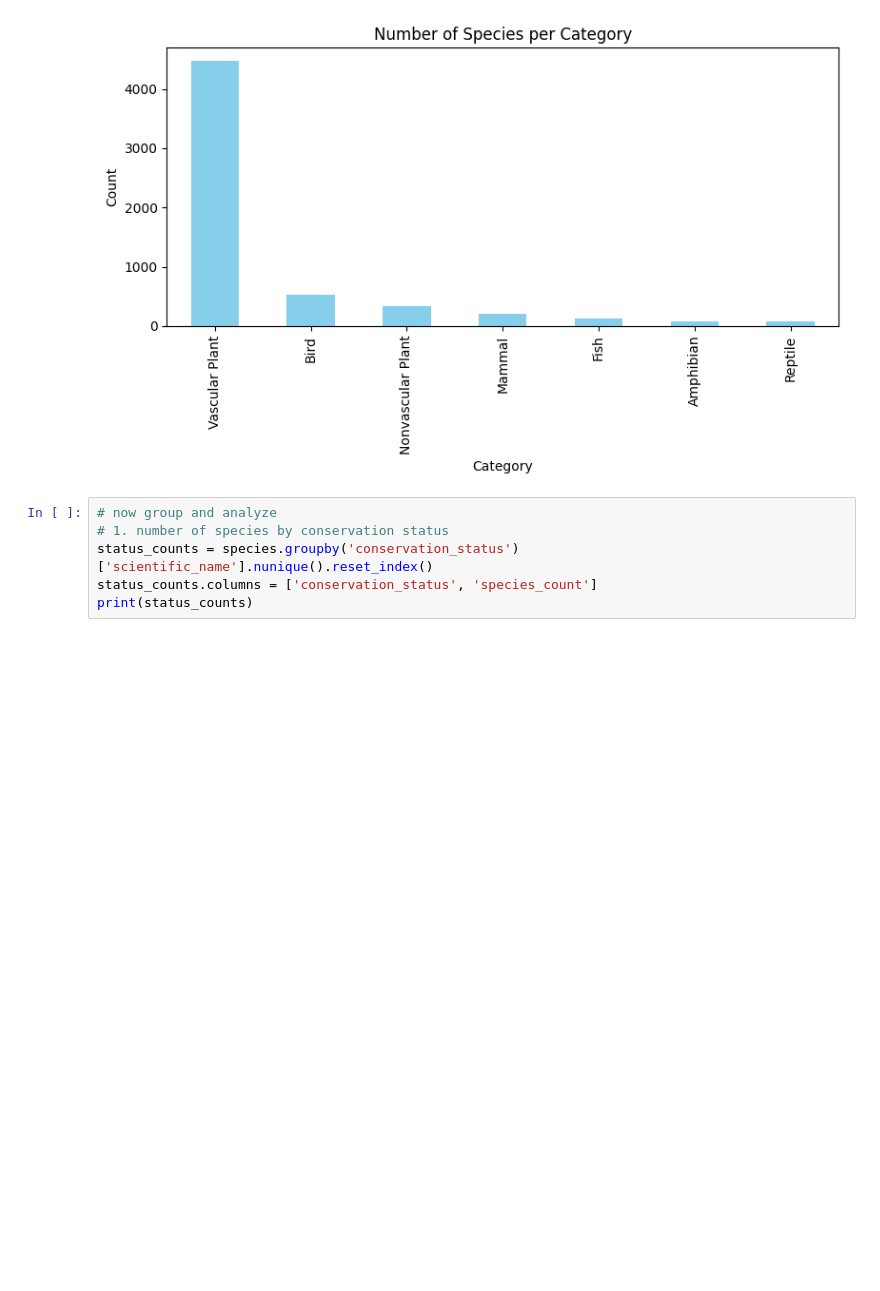
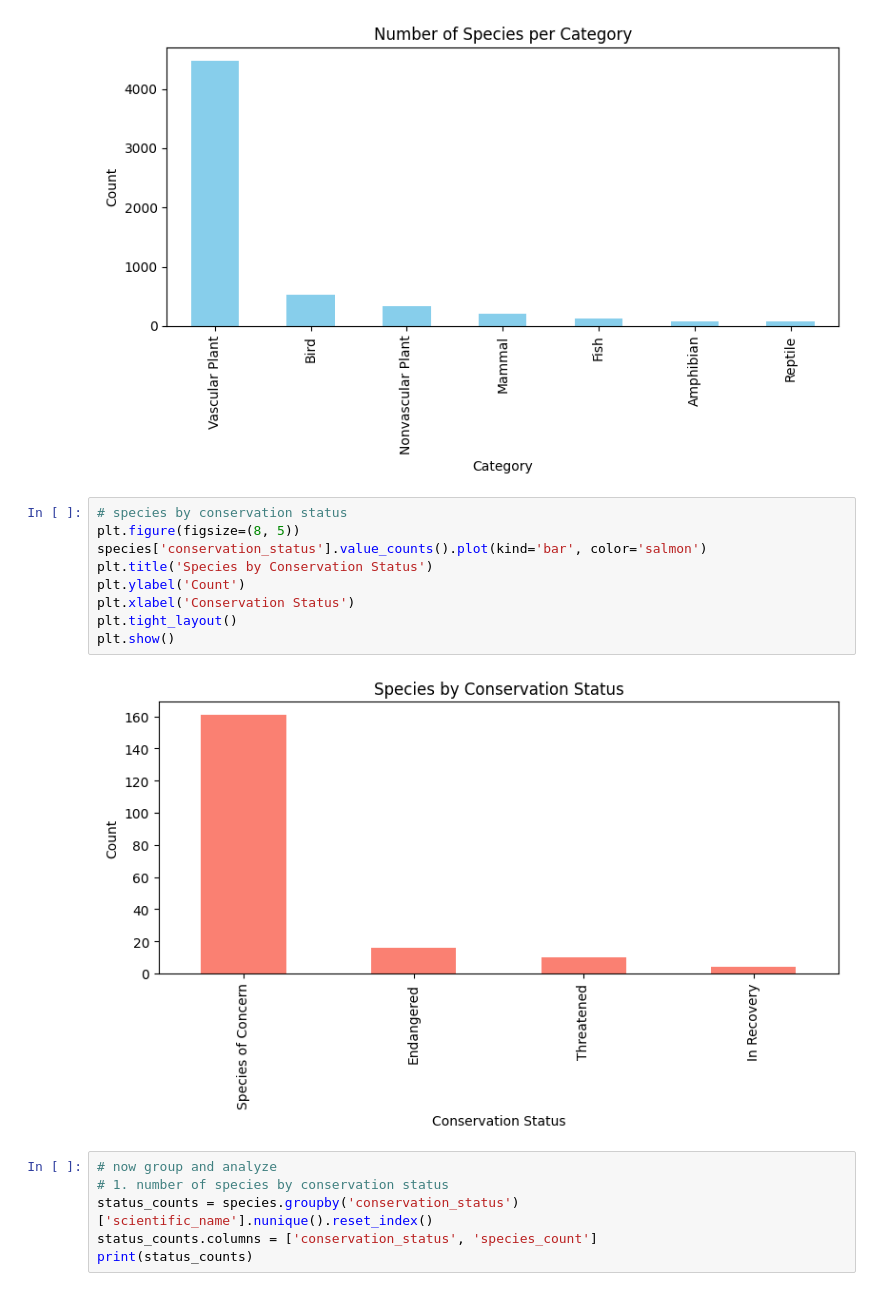
Before and after one commit to NxT4uuu/Biodiversity_11, a Jupyter notebook: biodiversity.ipynb, the cells around one changed output. Drawn from its saved outputs; the diff is of its cells as text; blank space fills up the shorter version.

Commit message:
New species by conservation status added

```diff
--- a/biodiversity.ipynb
+++ b/biodiversity.ipynb
@@ -70,6 +70,17 @@ plt.tight_layout()
 plt.show()
 # %% [output]
 [figure]
+# %%
+# species by conservation status
+plt.figure(figsize=(8, 5))
+species['conservation_status'].value_counts().plot(kind='bar', color='salmon')
+plt.title('Species by Conservation Status')
+plt.ylabel('Count')
+plt.xlabel('Conservation Status')
+plt.tight_layout()
+plt.show()
+# %% [output]
+[figure, added]
 # %%
 # now group and analyze
 # 1. number of species by conservation status
```
